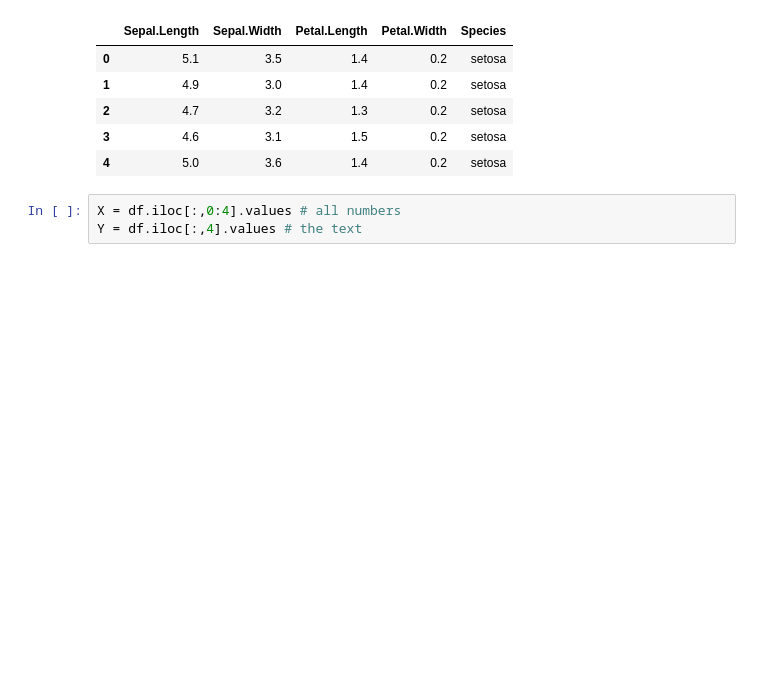
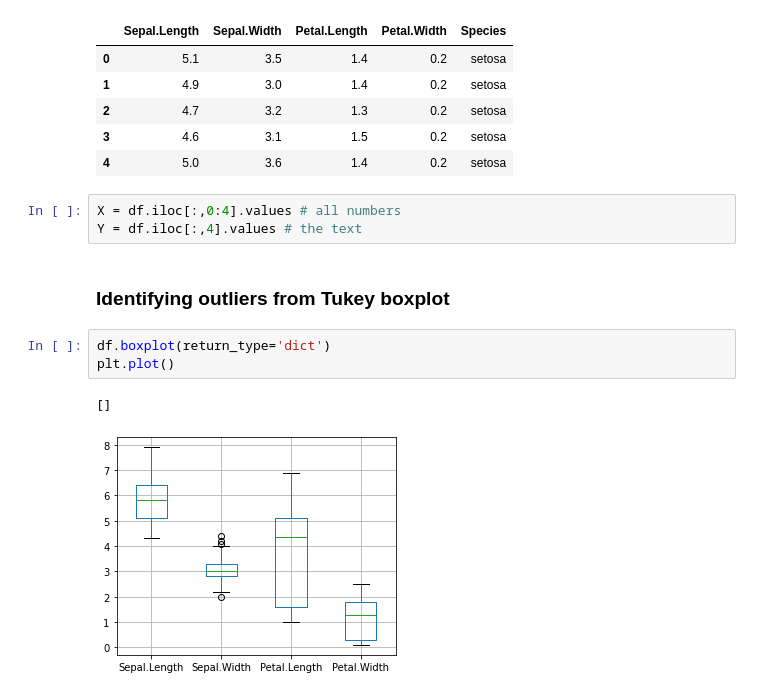
Before and after one commit to gofr1/jupyter-learning, a Jupyter notebook: data-science-basics/03-basic-math-and-statistics/s-extreme-value-analysis-for-outliers.ipynb, the cells around one changed output. Saved outputs shown, nothing was run; the diff lists cells and outputs as text; blank space fills up the shorter version.

Commit message:
Identifying outliers from Tukey boxplot

```diff
--- a/data-science-basics/03-basic-math-and-statistics/s-extreme-value-analysis-for-outliers.ipynb
+++ b/data-science-basics/03-basic-math-and-statistics/s-extreme-value-analysis-for-outliers.ipynb
@@ -69,3 +69,11 @@ df.head()
 # %%
 X = df.iloc[:,0:4].values # all numbers
 Y = df.iloc[:,4].values # the text
+# %% [markdown]
+### Identifying outliers from Tukey boxplot
+# %%
+df.boxplot(return_type='dict')
+plt.plot()
+# %% [output]
+[]
+[figure, added]
```
Also changed, not shown: parts of 2 cells of this notebook.
